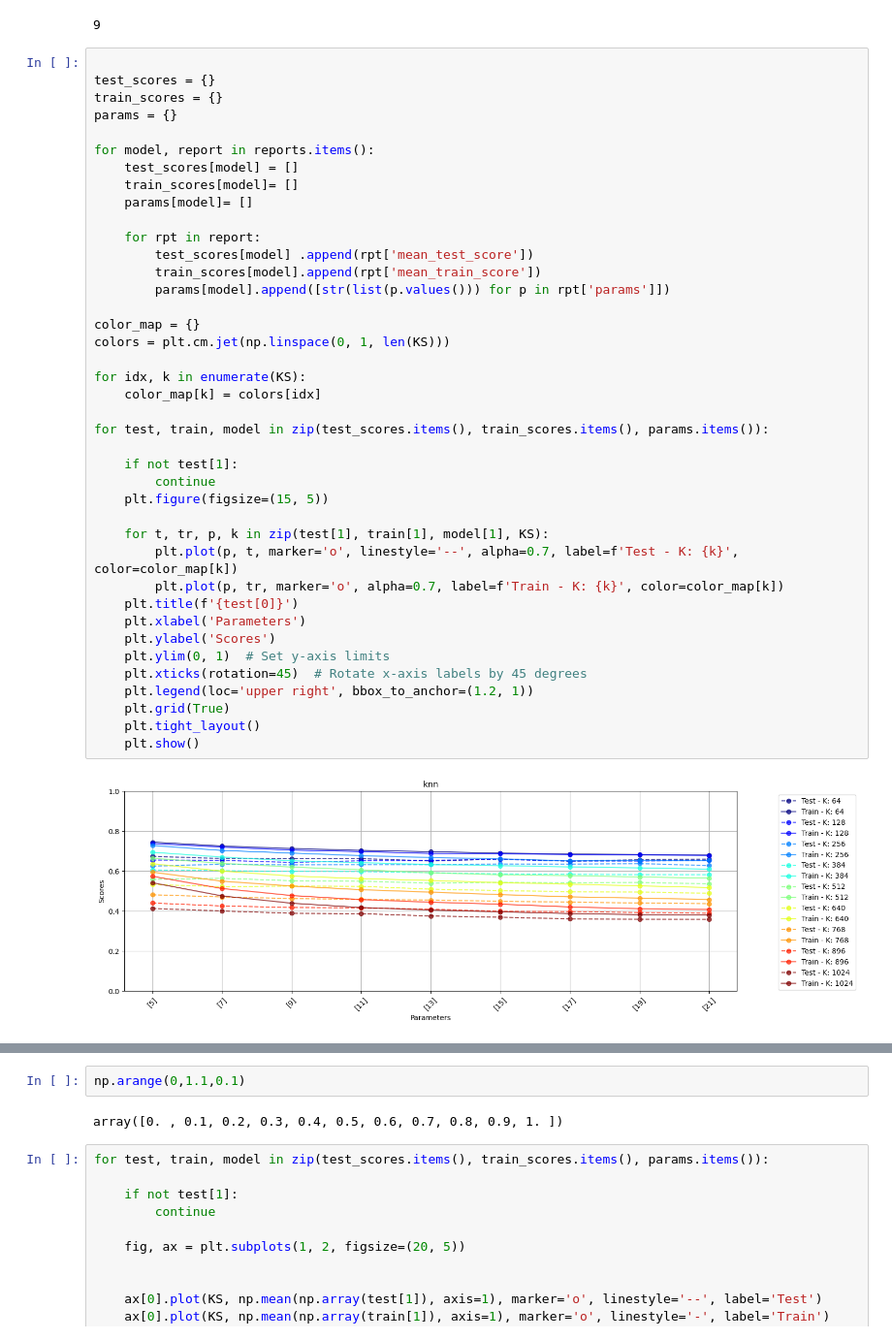
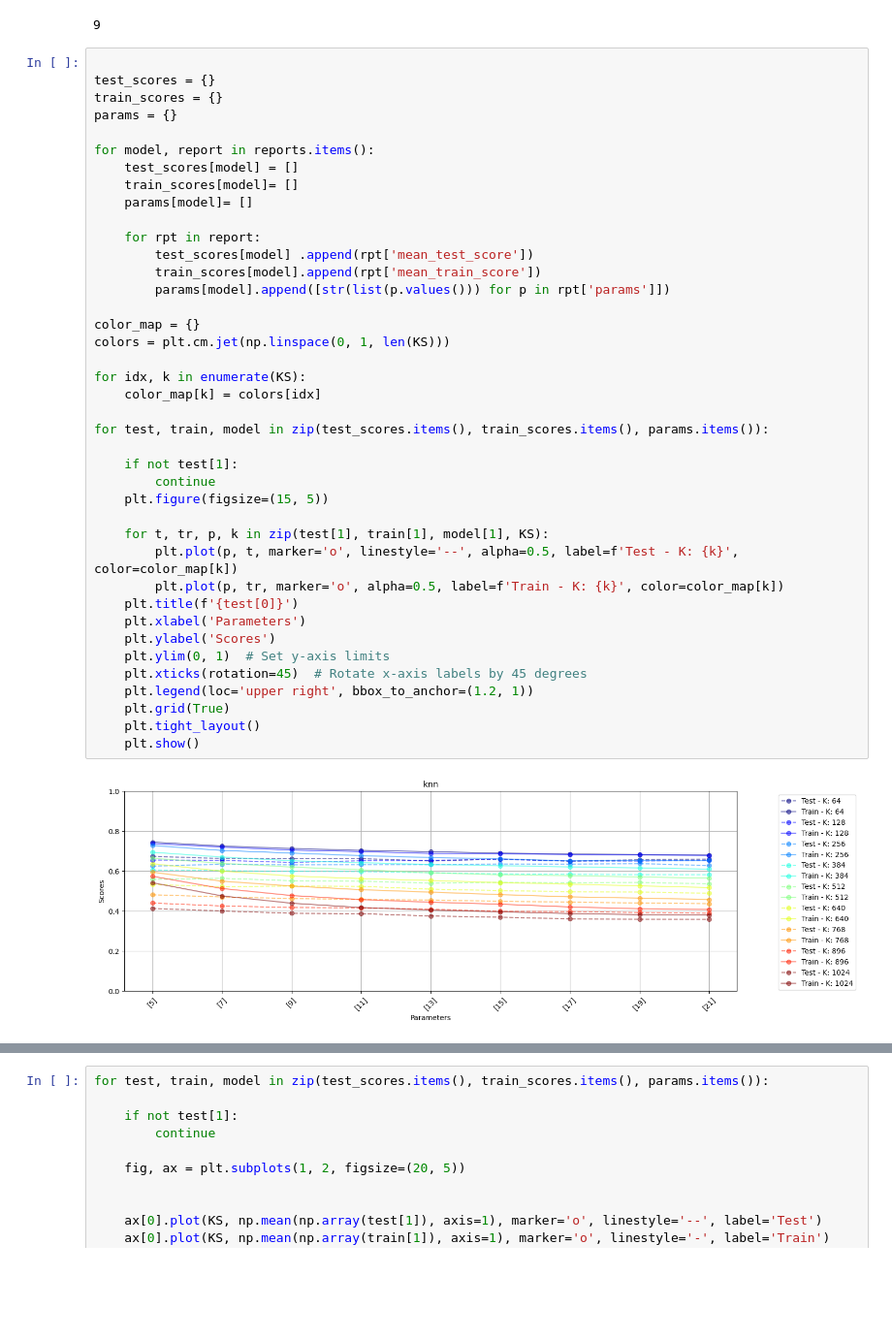
Before and after one commit to moooooo16/ELPV_Classification, a Jupyter notebook: elpv/src/classifier.ipynb, the cells around one changed output, grey strips where cells are left out. Shown at 97% size. Drawn from its saved outputs; the diff is of its cells as text; blank space fills up the shorter version.

```diff
--- a/elpv/src/classifier.ipynb
+++ b/elpv/src/classifier.ipynb
@@ -329,33 +329,33 @@ for model, report in reports.items():
     params[model]= []
 
     for rpt in report:
         test_scores[model] .append(rpt['mean_test_score'])
         train_scores[model].append(rpt['mean_train_score'])
         params[model].append([str(list(p.values())) for p in rpt['params']])
 
 color_map = {}
 colors = plt.cm.jet(np.linspace(0, 1, len(KS)))
 
 for idx, k in enumerate(KS):
     color_map[k] = colors[idx]
 
 for test, train, model in zip(test_scores.items(), train_scores.items(), params.items()):
 
     if not test[1]:
         continue
     plt.figure(figsize=(15, 5))
 
     for t, tr, p, k in zip(test[1], train[1], model[1], KS):
-        plt.plot(p, t, marker='o', linestyle='--', alpha=0.7, label=f'Test - K: {k}', color=color_map[k])
-        plt.plot(p, tr, marker='o', alpha=0.7, label=f'Train - K: {k}', color=color_map[k])
+        plt.plot(p, t, marker='o', linestyle='--', alpha=0.5, label=f'Test - K: {k}', color=color_map[k])
+        plt.plot(p, tr, marker='o', alpha=0.5, label=f'Train - K: {k}', color=color_map[k])
     plt.title(f'{test[0]}')
     plt.xlabel('Parameters')
     plt.ylabel('Scores')
     plt.ylim(0, 1)  # Set y-axis limits
     plt.xticks(rotation=45)  # Rotate x-axis labels by 45 degrees
     plt.legend(loc='upper right', bbox_to_anchor=(1.2, 1))
     plt.grid(True)
     plt.tight_layout()
     plt.show()
 # %% [output]
-[figure, old version]
+[figure, new version]
@@ -368,7 +368,3 @@ for test, train, model in zip(test_scores.items(), train_scores.items(), params.
-# %%
-np.arange(0,1.1,0.1)
-# %% [output]
-array([0. , 0.1, 0.2, 0.3, 0.4, 0.5, 0.6, 0.7, 0.8, 0.9, 1. ])
 # %%
 for test, train, model in zip(test_scores.items(), train_scores.items(), params.items()):
 
```
Also changed, not shown: parts of 1 cell of this notebook.
